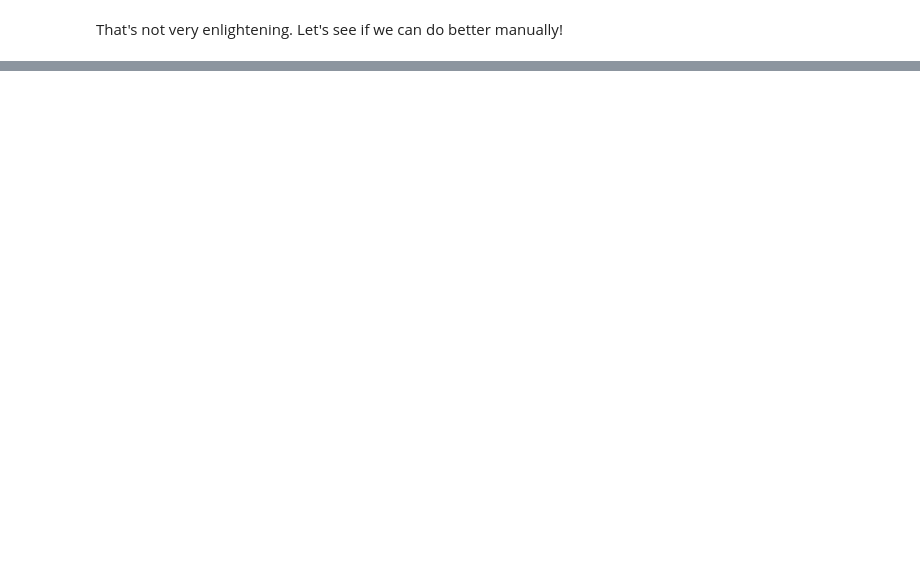
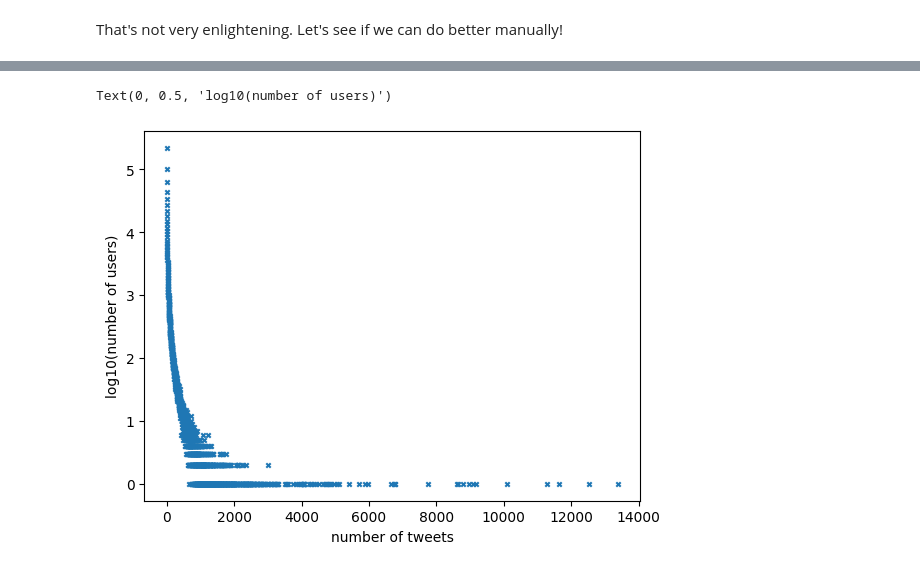
Before and after one commit to katoxiv/X-Notebooks, a Jupyter notebook: Twitter_Coursework/01_Basic_Stats.ipynb, the cells around one changed output, grey strips where cells are left out. Saved outputs shown, nothing was run; the diff lists cells and outputs as text; code cells hidden in the pictures; blank space fills up the shorter version.

```diff
--- a/Twitter_Coursework/01_Basic_Stats.ipynb
+++ b/Twitter_Coursework/01_Basic_Stats.ipynb
@@ -386,0 +318,7 @@ Ttest_indResult(statistic=27.090268788814008, pvalue=1.6122573227820088e-68)
+# %%
+%%time
+twt_df_usr_2 = twt_df_usr.groupby('num_twt').agg(users = ('user' , 'nunique')).reset_index()
+
+# Applying log-log transformations on both
+twt_df_usr_2['log_users'] = np.log10(twt_df_usr_2['users'])
+twt_df_usr_2['log_twt'] = np.log10(twt_df_usr_2['num_twt'])
@@ -386,0 +328,7 @@ Ttest_indResult(statistic=27.090268788814008, pvalue=1.6122573227820088e-68)
+# %%
+%%time
+fig , ax = plt.subplots()
+ax.scatter(twt_df_usr_2['num_twt'] , twt_df_usr_2['log_users'] , s = 10 , marker = 'x');
+ax.set_xlabel('number of tweets');
+ax.set_ylabel('log10(number of users)');
+# %% [output]
@@ -386,0 +337,2 @@ Ttest_indResult(statistic=27.090268788814008, pvalue=1.6122573227820088e-68)
+Text(0, 0.5, 'log10(number of users)')
+[figure, added]
```
Also changed, not shown: parts of 56 cells of this notebook, 3 other files.
